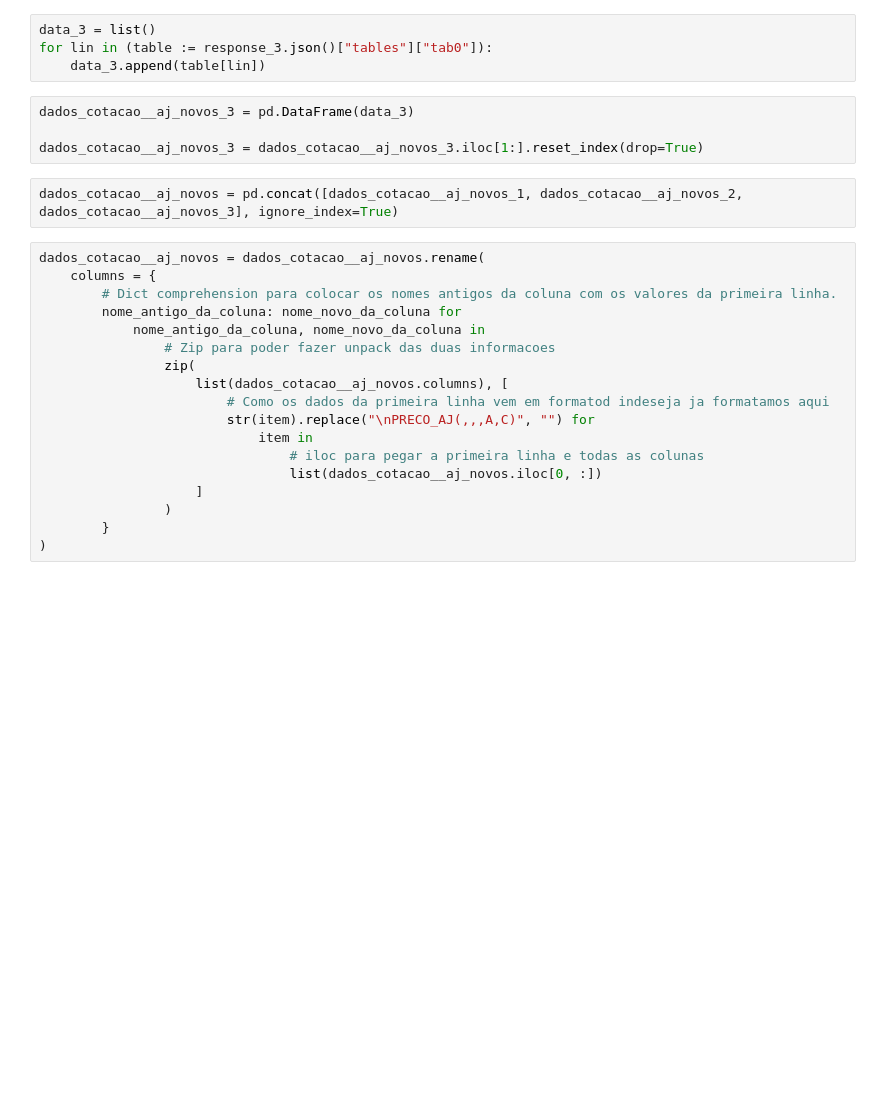
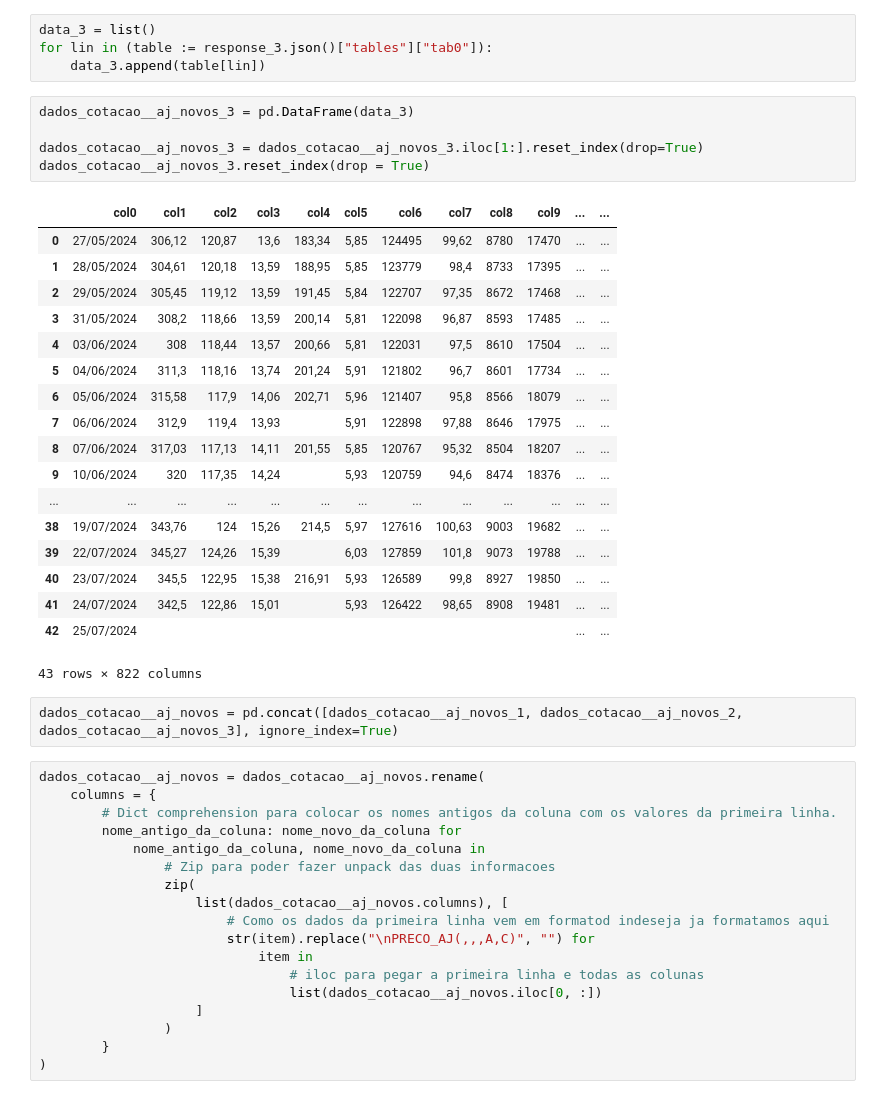
Before and after one commit to wisir-research/dfcotajustada, a Jupyter notebook: source/dfcotajustada.ipynb, the cells around one changed output. Drawn from its saved outputs; the diff is of its cells as text; blank space fills up the shorter version.

```diff
--- a/source/dfcotajustada.ipynb
+++ b/source/dfcotajustada.ipynb
@@ -130,7 +150,27 @@ for lin in (table := response_3.json()["tables"]["tab0"]):
 # %%
 dados_cotacao__aj_novos_3 = pd.DataFrame(data_3)
 
 dados_cotacao__aj_novos_3 = dados_cotacao__aj_novos_3.iloc[1:].reset_index(drop=True)
+dados_cotacao__aj_novos_3.reset_index(drop = True)
+# %% [output]
+|  | col0 | col1 | col2 | col3 | col4 | col5 | col6 | col7 | col8 | col9 | ... | ... |
+| 0 | 27/05/2024 | 306,12 | 120,87 | 13,6 | 183,34 | 5,85 | 124495 | 99,62 | 8780 | 17470 | ... | ... |
+| 1 | 28/05/2024 | 304,61 | 120,18 | 13,59 | 188,95 | 5,85 | 123779 | 98,4 | 8733 | 17395 | ... | ... |
+| 2 | 29/05/2024 | 305,45 | 119,12 | 13,59 | 191,45 | 5,84 | 122707 | 97,35 | 8672 | 17468 | ... | ... |
+| 3 | 31/05/2024 | 308,2 | 118,66 | 13,59 | 200,14 | 5,81 | 122098 | 96,87 | 8593 | 17485 | ... | ... |
+| 4 | 03/06/2024 | 308 | 118,44 | 13,57 | 200,66 | 5,81 | 122031 | 97,5 | 8610 | 17504 | ... | ... |
+| 5 | 04/06/2024 | 311,3 | 118,16 | 13,74 | 201,24 | 5,91 | 121802 | 96,7 | 8601 | 17734 | ... | ... |
+| 6 | 05/06/2024 | 315,58 | 117,9 | 14,06 | 202,71 | 5,96 | 121407 | 95,8 | 8566 | 18079 | ... | ... |
+| 7 | 06/06/2024 | 312,9 | 119,4 | 13,93 |  | 5,91 | 122898 | 97,88 | 8646 | 17975 | ... | ... |
+| 8 | 07/06/2024 | 317,03 | 117,13 | 14,11 | 201,55 | 5,85 | 120767 | 95,32 | 8504 | 18207 | ... | ... |
+| 9 | 10/06/2024 | 320 | 117,35 | 14,24 |  | 5,93 | 120759 | 94,6 | 8474 | 18376 | ... | ... |
+| ... | ... | ... | ... | ... | ... | ... | ... | ... | ... | ... | ... | ... |
+| 38 | 19/07/2024 | 343,76 | 124 | 15,26 | 214,5 | 5,97 | 127616 | 100,63 | 9003 | 19682 | ... | ... |
+| 39 | 22/07/2024 | 345,27 | 124,26 | 15,39 |  | 6,03 | 127859 | 101,8 | 9073 | 19788 | ... | ... |
+| 40 | 23/07/2024 | 345,5 | 122,95 | 15,38 | 216,91 | 5,93 | 126589 | 99,8 | 8927 | 19850 | ... | ... |
+| 41 | 24/07/2024 | 342,5 | 122,86 | 15,01 |  | 5,93 | 126422 | 98,65 | 8908 | 19481 | ... | ... |
+| 42 | 25/07/2024 |  |  |  |  |  |  |  |  |  | ... | ... |
+43 rows × 822 columns
 # %%
 dados_cotacao__aj_novos = pd.concat([dados_cotacao__aj_novos_1, dados_cotacao__aj_novos_2, dados_cotacao__aj_novos_3], ignore_index=True)
 # %%
```
Also changed, not shown: parts of 8 cells of this notebook, 1 other file.
